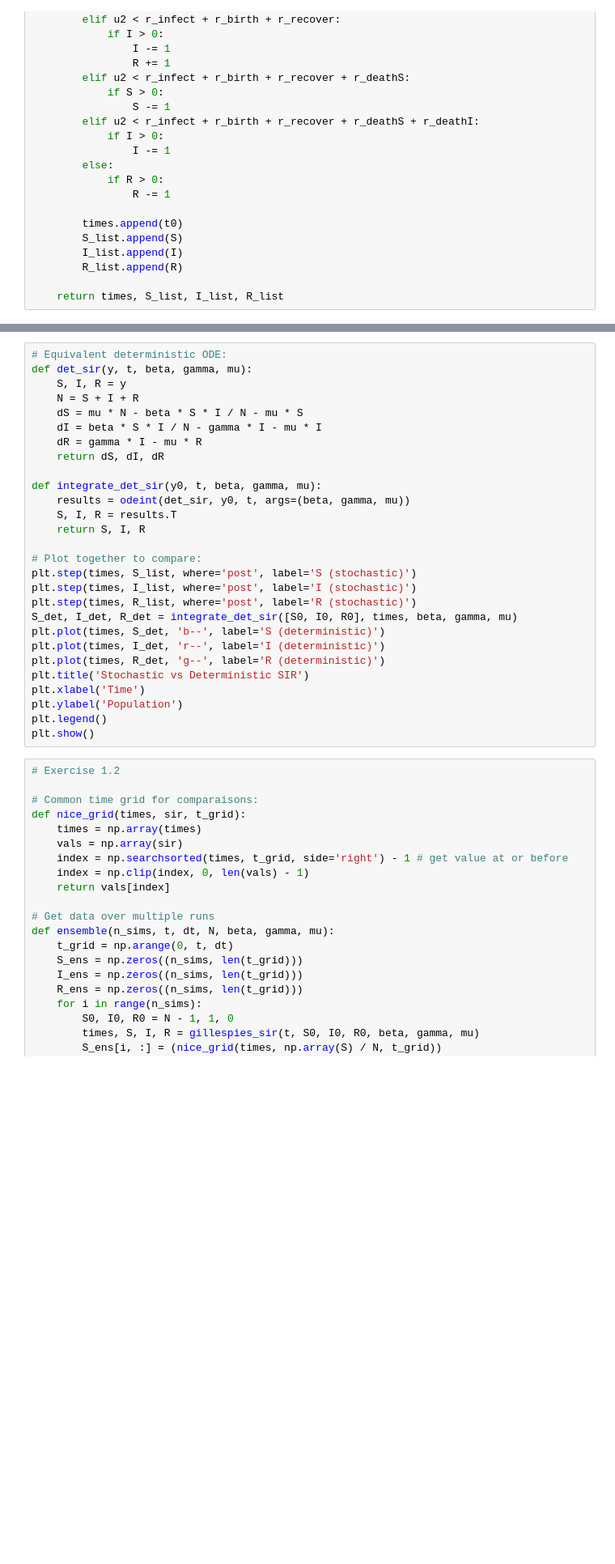
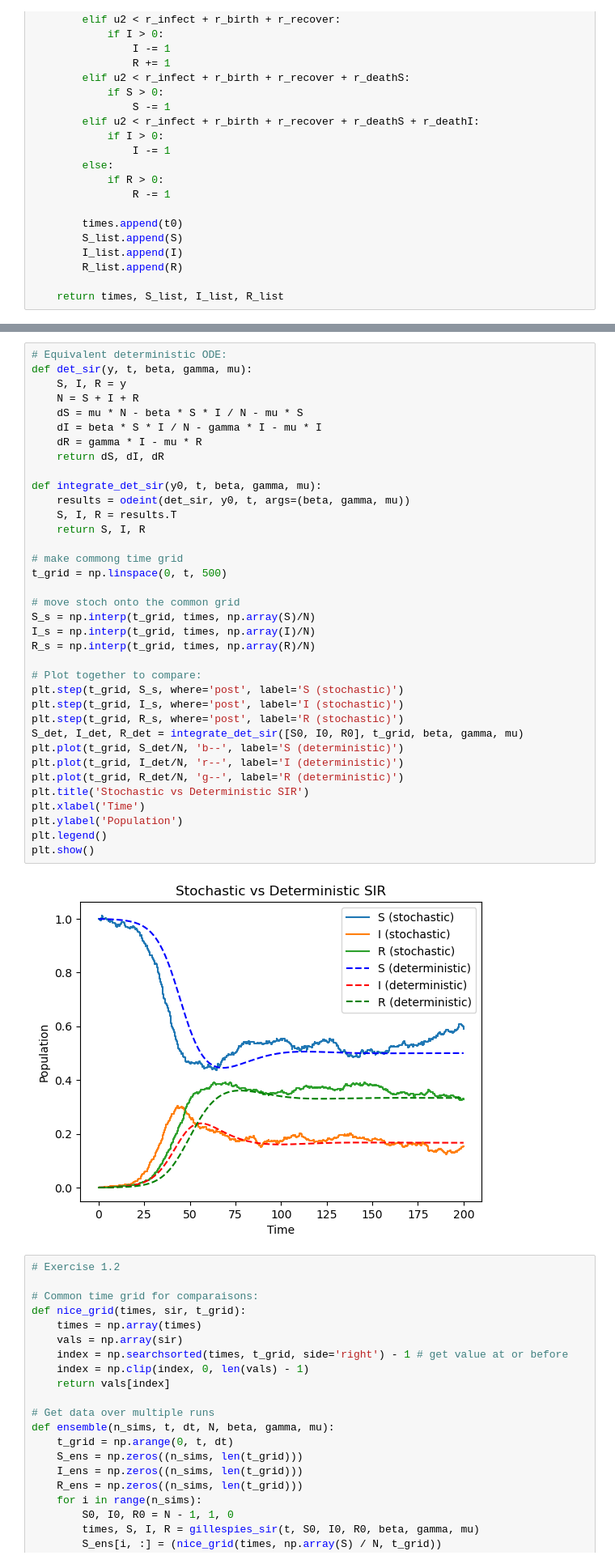
Before and after one commit to prewsei/ICLS_A2, a Jupyter notebook: Assignment2.ipynb, the cells around one changed output, grey strips where cells are left out. Shown at 81% size. Saved outputs shown, nothing was run; the diff lists cells and outputs as text; blank space fills up the shorter version.

Commit message:
fix time grid for comparaison

```diff
--- a/Assignment2.ipynb
+++ b/Assignment2.ipynb
@@ -108,31 +113,41 @@ plt.show()
 # %%
 # Equivalent deterministic ODE:
 def det_sir(y, t, beta, gamma, mu):
     S, I, R = y
     N = S + I + R
     dS = mu * N - beta * S * I / N - mu * S
     dI = beta * S * I / N - gamma * I - mu * I
     dR = gamma * I - mu * R
     return dS, dI, dR
 
 def integrate_det_sir(y0, t, beta, gamma, mu):
     results = odeint(det_sir, y0, t, args=(beta, gamma, mu))
     S, I, R = results.T
     return S, I, R
 
+# make commong time grid
+t_grid = np.linspace(0, t, 500)
+
+# move stoch onto the common grid
+S_s = np.interp(t_grid, times, np.array(S)/N)
+I_s = np.interp(t_grid, times, np.array(I)/N)
+R_s = np.interp(t_grid, times, np.array(R)/N)
+
 # Plot together to compare:
-plt.step(times, S_list, where='post', label='S (stochastic)')
-plt.step(times, I_list, where='post', label='I (stochastic)')
-plt.step(times, R_list, where='post', label='R (stochastic)')
-S_det, I_det, R_det = integrate_det_sir([S0, I0, R0], times, beta, gamma, mu)
-plt.plot(times, S_det, 'b--', label='S (deterministic)')
-plt.plot(times, I_det, 'r--', label='I (deterministic)')
-plt.plot(times, R_det, 'g--', label='R (deterministic)')
+plt.step(t_grid, S_s, where='post', label='S (stochastic)')
+plt.step(t_grid, I_s, where='post', label='I (stochastic)')
+plt.step(t_grid, R_s, where='post', label='R (stochastic)')
+S_det, I_det, R_det = integrate_det_sir([S0, I0, R0], t_grid, beta, gamma, mu)
+plt.plot(t_grid, S_det/N, 'b--', label='S (deterministic)')
+plt.plot(t_grid, I_det/N, 'r--', label='I (deterministic)')
+plt.plot(t_grid, R_det/N, 'g--', label='R (deterministic)')
 plt.title('Stochastic vs Deterministic SIR')
 plt.xlabel('Time')
 plt.ylabel('Population')
 plt.legend()
 plt.show()
+# %% [output]
+[figure, added]
 # %%
 # Exercise 1.2
 
```
Also changed, not shown: parts of 2 cells of this notebook.
